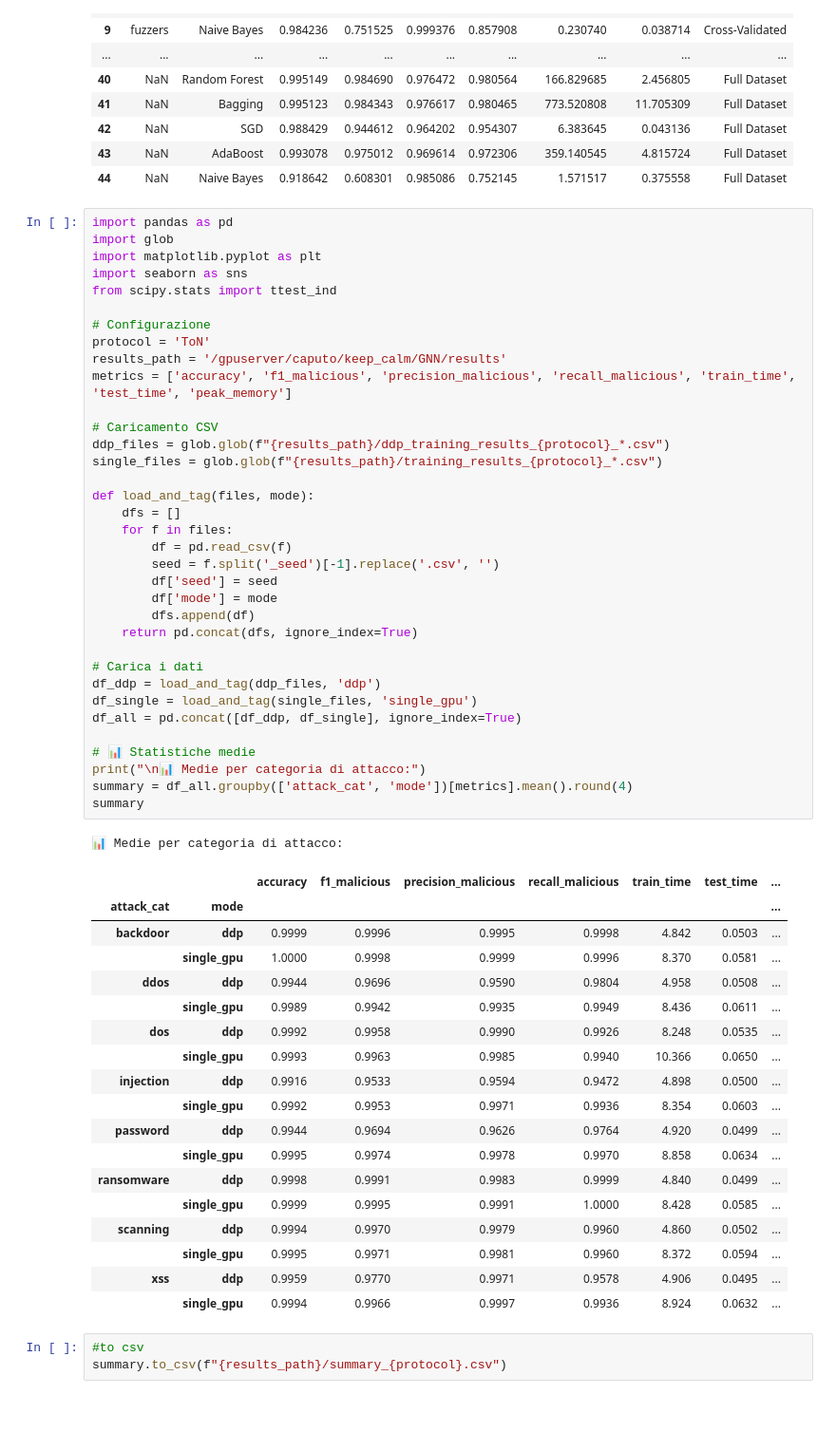
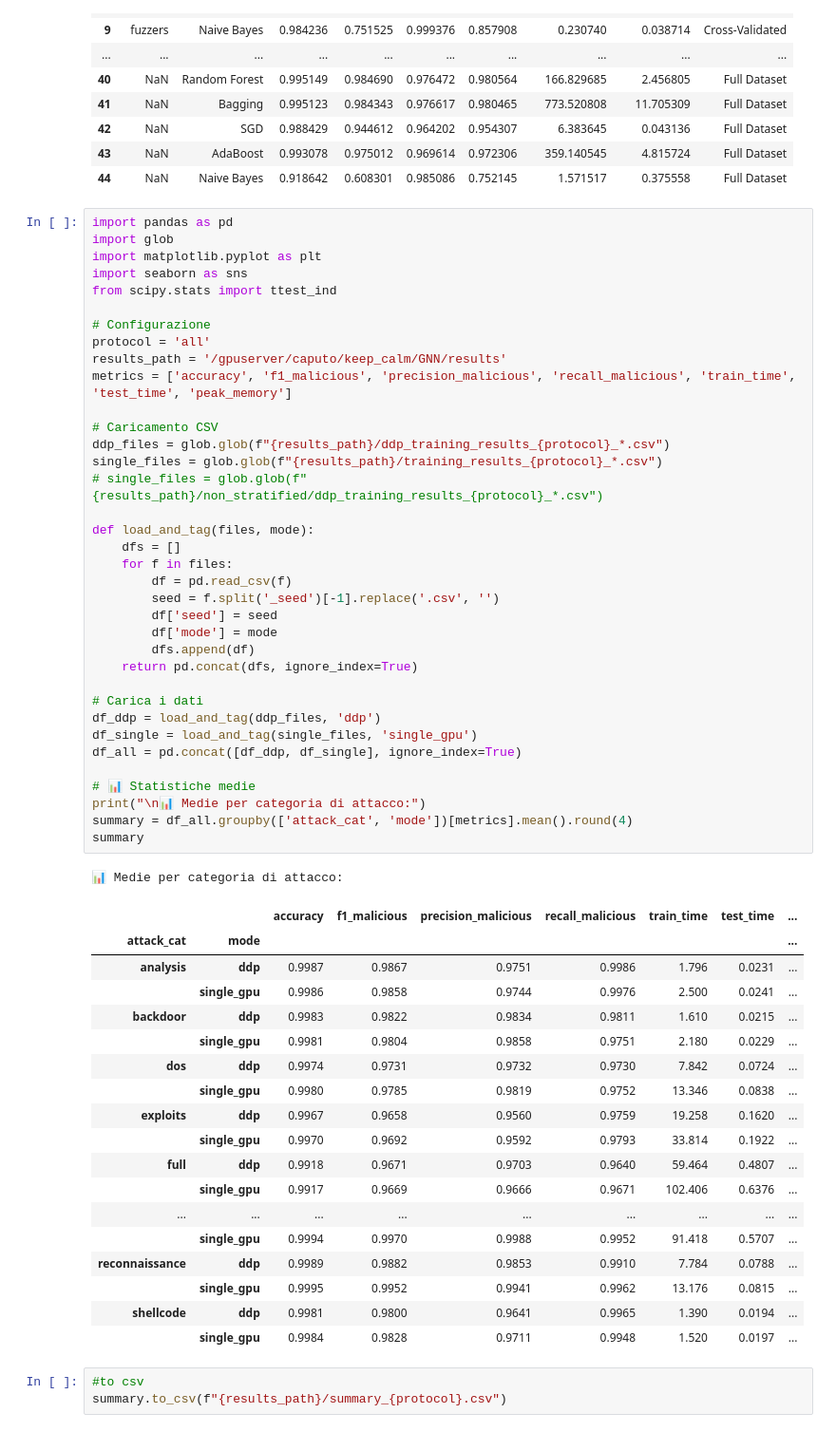
Before and after one commit to IloDan/gnn-nids-distributed, a Jupyter notebook: GNN/comparison.ipynb, the cells around one changed output. Shown: that part at 95% size. Drawn from its saved outputs; the diff is of its cells as text.

```diff
--- a/GNN/comparison.ipynb
+++ b/GNN/comparison.ipynb
@@ -83,53 +67,54 @@ import seaborn as sns
 from scipy.stats import ttest_ind
 
 # Configurazione
-protocol = 'ToN'
+protocol = 'all'
 results_path = '/gpuserver/caputo/keep_calm/GNN/results'
 metrics = ['accuracy', 'f1_malicious', 'precision_malicious', 'recall_malicious', 'train_time', 'test_time', 'peak_memory']
 
 # Caricamento CSV
 ddp_files = glob.glob(f"{results_path}/ddp_training_results_{protocol}_*.csv")
 single_files = glob.glob(f"{results_path}/training_results_{protocol}_*.csv")
+# single_files = glob.glob(f"{results_path}/non_stratified/ddp_training_results_{protocol}_*.csv")
 
 def load_and_tag(files, mode):
     dfs = []
     for f in files:
         df = pd.read_csv(f)
         seed = f.split('_seed')[-1].replace('.csv', '')
         df['seed'] = seed
         df['mode'] = mode
         dfs.append(df)
     return pd.concat(dfs, ignore_index=True)
 
 # Carica i dati
 df_ddp = load_and_tag(ddp_files, 'ddp')
 df_single = load_and_tag(single_files, 'single_gpu')
 df_all = pd.concat([df_ddp, df_single], ignore_index=True)
 
 # 📊 Statistiche medie
 print("\n📊 Medie per categoria di attacco:")
 summary = df_all.groupby(['attack_cat', 'mode'])[metrics].mean().round(4)
 summary
 # %% [output]
 📊 Medie per categoria di attacco:
 |  |  | accuracy | f1_malicious | precision_malicious | recall_malicious | train_time | test_time | ... |
 | attack_cat | mode |  |  |  |  |  |  | ... |
-| backdoor | ddp | 0.9999 | 0.9996 | 0.9995 | 0.9998 | 4.842 | 0.0503 | ... |
-|  | single_gpu | 1.0000 | 0.9998 | 0.9999 | 0.9996 | 8.370 | 0.0581 | ... |
-| ddos | ddp | 0.9944 | 0.9696 | 0.9590 | 0.9804 | 4.958 | 0.0508 | ... |
-|  | single_gpu | 0.9989 | 0.9942 | 0.9935 | 0.9949 | 8.436 | 0.0611 | ... |
-| dos | ddp | 0.9992 | 0.9958 | 0.9990 | 0.9926 | 8.248 | 0.0535 | ... |
-|  | single_gpu | 0.9993 | 0.9963 | 0.9985 | 0.9940 | 10.366 | 0.0650 | ... |
-| injection | ddp | 0.9916 | 0.9533 | 0.9594 | 0.9472 | 4.898 | 0.0500 | ... |
-|  | single_gpu | 0.9992 | 0.9953 | 0.9971 | 0.9936 | 8.354 | 0.0603 | ... |
-| password | ddp | 0.9944 | 0.9694 | 0.9626 | 0.9764 | 4.920 | 0.0499 | ... |
-|  | single_gpu | 0.9995 | 0.9974 | 0.9978 | 0.9970 | 8.858 | 0.0634 | ... |
-| ransomware | ddp | 0.9998 | 0.9991 | 0.9983 | 0.9999 | 4.840 | 0.0499 | ... |
-|  | single_gpu | 0.9999 | 0.9995 | 0.9991 | 1.0000 | 8.428 | 0.0585 | ... |
-| scanning | ddp | 0.9994 | 0.9970 | 0.9979 | 0.9960 | 4.860 | 0.0502 | ... |
-|  | single_gpu | 0.9995 | 0.9971 | 0.9981 | 0.9960 | 8.372 | 0.0594 | ... |
-| xss | ddp | 0.9959 | 0.9770 | 0.9971 | 0.9578 | 4.906 | 0.0495 | ... |
-|  | single_gpu | 0.9994 | 0.9966 | 0.9997 | 0.9936 | 8.924 | 0.0632 | ... |
+| analysis | ddp | 0.9987 | 0.9867 | 0.9751 | 0.9986 | 1.796 | 0.0231 | ... |
+|  | single_gpu | 0.9986 | 0.9858 | 0.9744 | 0.9976 | 2.500 | 0.0241 | ... |
+| backdoor | ddp | 0.9983 | 0.9822 | 0.9834 | 0.9811 | 1.610 | 0.0215 | ... |
+|  | single_gpu | 0.9981 | 0.9804 | 0.9858 | 0.9751 | 2.180 | 0.0229 | ... |
+| dos | ddp | 0.9974 | 0.9731 | 0.9732 | 0.9730 | 7.842 | 0.0724 | ... |
+|  | single_gpu | 0.9980 | 0.9785 | 0.9819 | 0.9752 | 13.346 | 0.0838 | ... |
+| exploits | ddp | 0.9967 | 0.9658 | 0.9560 | 0.9759 | 19.258 | 0.1620 | ... |
+|  | single_gpu | 0.9970 | 0.9692 | 0.9592 | 0.9793 | 33.814 | 0.1922 | ... |
+| full | ddp | 0.9918 | 0.9671 | 0.9703 | 0.9640 | 59.464 | 0.4807 | ... |
+|  | single_gpu | 0.9917 | 0.9669 | 0.9666 | 0.9671 | 102.406 | 0.6376 | ... |
+| ... | ... | ... | ... | ... | ... | ... | ... | ... |
+|  | single_gpu | 0.9994 | 0.9970 | 0.9988 | 0.9952 | 91.418 | 0.5707 | ... |
+| reconnaissance | ddp | 0.9989 | 0.9882 | 0.9853 | 0.9910 | 7.784 | 0.0788 | ... |
+|  | single_gpu | 0.9995 | 0.9952 | 0.9941 | 0.9962 | 13.176 | 0.0815 | ... |
+| shellcode | ddp | 0.9981 | 0.9800 | 0.9641 | 0.9965 | 1.390 | 0.0194 | ... |
+|  | single_gpu | 0.9984 | 0.9828 | 0.9711 | 0.9948 | 1.520 | 0.0197 | ... |
 # %%
 #to csv
 summary.to_csv(f"{results_path}/summary_{protocol}.csv")
```
Also changed, not shown: parts of 2 cells of this notebook, 42 other files.
